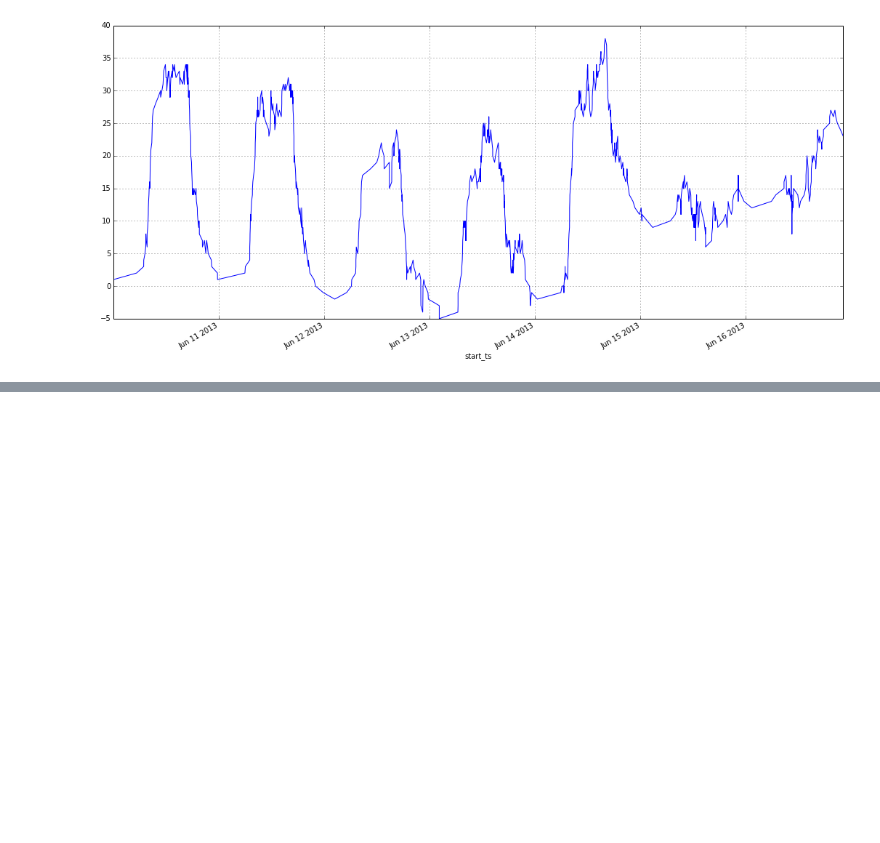
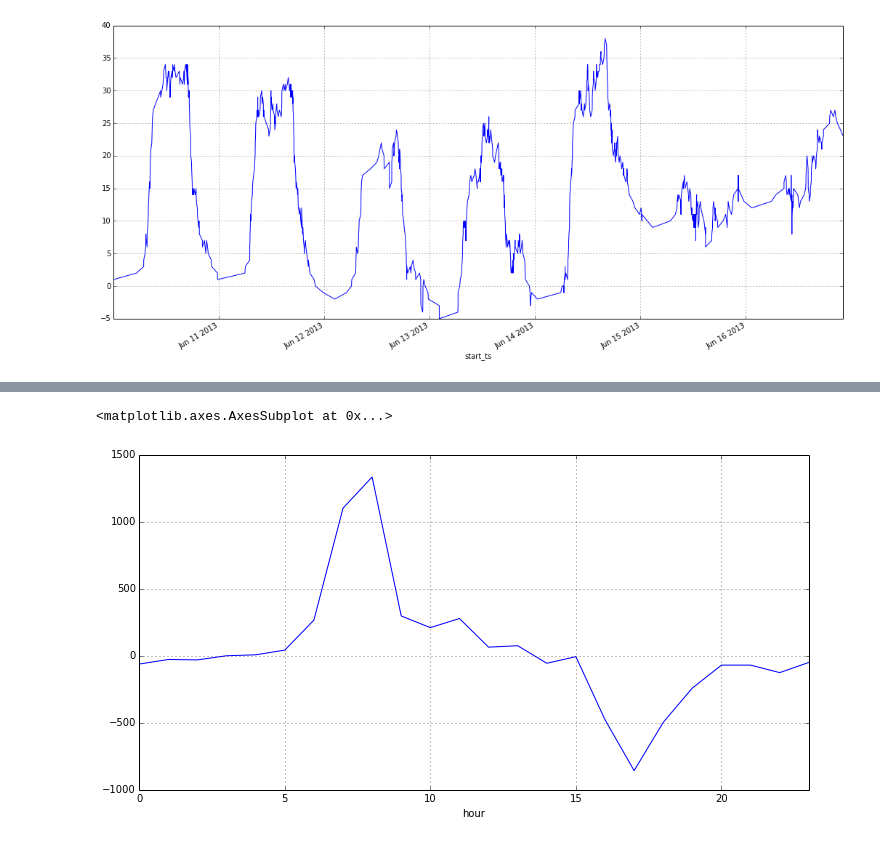
Before and after one commit to cpdean/bikes, a Jupyter notebook: notebooks/Tracking Rebalances.ipynb, the cells around one changed output, grey strips where cells are left out. Cells and saved outputs as stored; diff of their text form; code cells hidden in the pictures; blank space fills up the shorter version.

```diff
--- a/notebooks/Tracking Rebalances.ipynb
+++ b/notebooks/Tracking Rebalances.ipynb
@@ -187,0 +273,16 @@ ids_deltas["2013-06-10":"2013-06-16"].change.cumsum().plot(figsize=(18,8))
+# %%
+# uuugh i just want to put these on the map now
+
+# switching gears, let's plot popular hours of the flux. starting with single station
+# the ol' commuter's favorite, IDS Center.
+
+ids_budget = bike_budgets[bike_budgets["station"] == "IDS Center"]
+ids_budget["hour"] = ids_budget.index.hour
+# %%
+# grouping by hour and plotting
+# should show us the general flux that
+# happens throughout the year
+ids_budget.groupby("hour").change.sum().plot(figsize=(12,6))
+# %% [output]
+<matplotlib.axes.AxesSubplot at 0x...>
+[figure, added]
```
Also changed, not shown: parts of 12 cells of this notebook.
